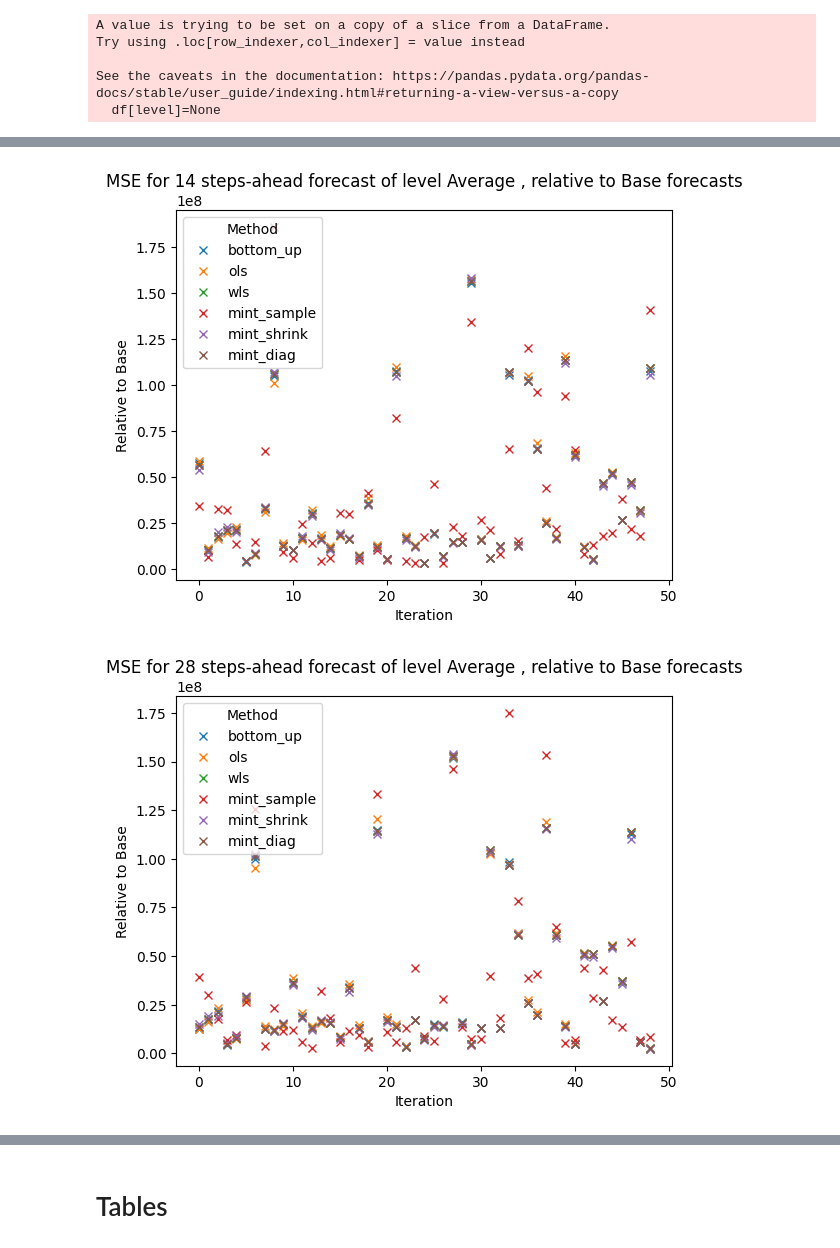
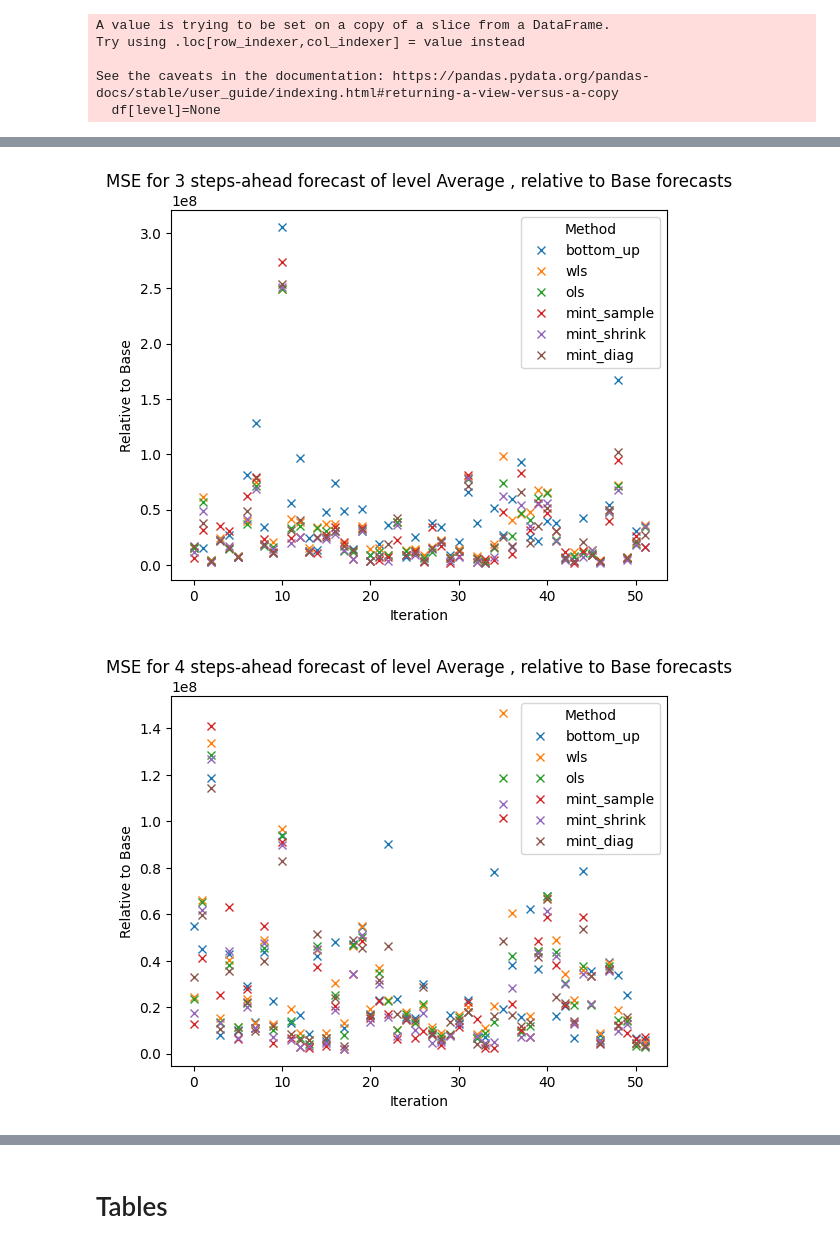
Before and after one commit to skoMarat/Hierarchical-Forecasting, a Jupyter notebook: spatial_notebook.ipynb, the cells around one changed output, grey strips where cells are left out. Drawn from its saved outputs; the diff is of its cells as text; code cells hidden in the pictures.

```diff
--- a/spatial_notebook.ipynb
+++ b/spatial_notebook.ipynb
@@ -224,6 +271,6 @@ See the caveats in the documentation: https://pandas.pydata.org/pandas-docs/stab
 # %%
-tree_=Tree( data= data , type='spatial')
-slices = [len([sublist for sublist in tree_.list_of_leafs if sublist.count(None) == i]) for i, _ in enumerate(tree_.levels)]
+tree=Tree( dfData = df_data , sType='spatial')
+slices = [len([sublist for sublist in tree.list_of_leafs if sublist.count(None) == i]) for i, _ in enumerate(tree.levels)]
 slices.append(1)
 # %% [output]
 A value is trying to be set on a copy of a slice from a DataFrame.
@@ -234 +350,9 @@ See the caveats in the documentation: https://pandas.pydata.org/pandas-docs/stab
+# %%
+
+with open(os.getcwd()+'\\outputs\\ddCVOutputs_spatial_prophet_log.pkl', 'rb') as file:
+    ddOutputs_spatial = pickle.load(file)
+with open(os.getcwd()+'\\outputs\\ddCVOutputs_spatial_temporal_prophet_td_log.pkl', 'rb') as file:
+    ddOutputs_spatio_temporal_td = pickle.load(file)
+with open(os.getcwd()+'\\outputs\\ddCVOutputs_spatial_temporal_prophet_lasso_log.pkl', 'rb') as file:
+    ddOutputs_spatio_temporal_lasso = pickle.load(file)
 # %%
@@ -269,21 +396,36 @@ plt.show()
+# %%
+
+with open(os.getcwd()+'\\outputs\\ddCVOutputsSpatial_prophet_log.pkl', 'rb') as file:
+    ddOutputs_spatial = pickle.load(file)
+with open(os.getcwd()+'\\outputs\\ddCVOutputsSpatial_temporal_prophet_td_log.pkl', 'rb') as file:
+    ddOutputs_spatio_temporal_td = pickle.load(file)
+# with open(os.getcwd()+'\\outputs\\ddCVOutputsSpatial_temporal_prophet_lasso_log.pkl', 'rb') as file:
+#     ddOutputs_spatio_temporal_lasso = pickle.load(file)
 # %%
-dOutputs=dOutputs_default
+ddOutputs=ddOutputs_spatial
+ddOutputs=ddOutputs_spatio_temporal_td
+
+horizons=[1,2 ,3, 4,  5 , 6 , 7]
+
+
+
+horizon=7
 relative='Base'
 level='Average'
-iters=int(dOutputs['bottom_up']['mYhat'].shape[1]/28)
+iters=int(ddOutputs['bottom_up']['mYhat'].shape[1]/horizon)
 metric='MSE'
 
-lMethods=list(dOutputs.keys())
-# lMethods.remove('top_down_ph')
-# lMethods.remove('top_down_hp')
+lMethods=list(ddOutputs.keys())
+lMethods.remove('top_down_ph')
+lMethods.remove('top_down_hp')
 
 plt.figure()
-for h in [1,7,14,28]:
+for h in horizons:
     for method in lMethods:
         vValues = np.zeros(iters)
 
         for iter in range(1, iters+1):
-            df = getCVResults(h=h, dOutputs=dOutputs, metric=metric,
+            df = getCVResults(h=h, iOoS=horizon,ddOutputs=ddOutputs, metric=metric,
                             slices=slices,
                             iters=iter,
                             rolling=False,
@@ -304,2 +446,2 @@ for h in [1,7,14,28]:
-[figure, old version]
+[figure, new version]
-[figure, old version]
+[figure, new version]
```
Also changed, not shown: parts of 54 cells of this notebook, 20 other files.
